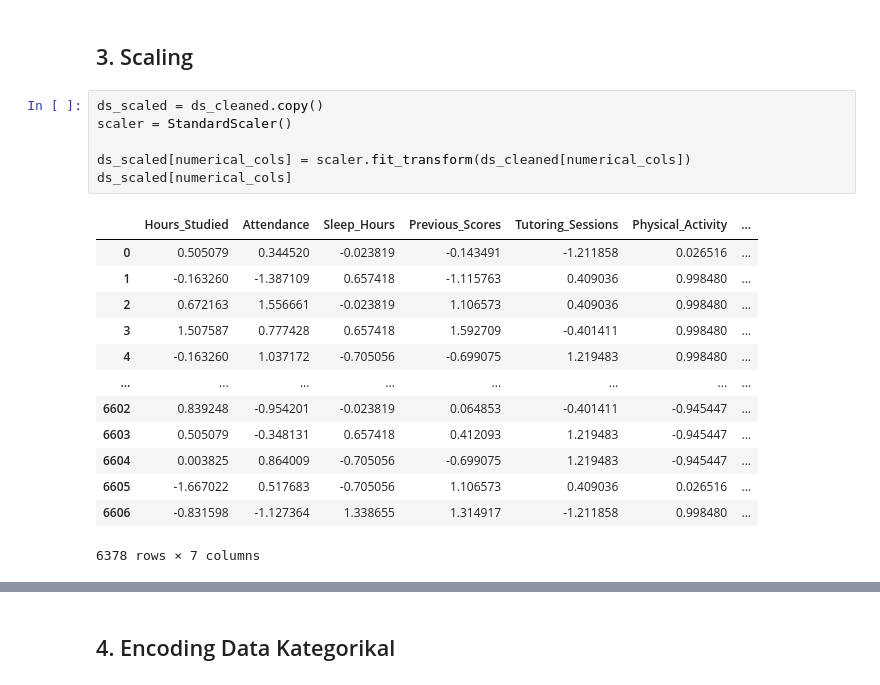
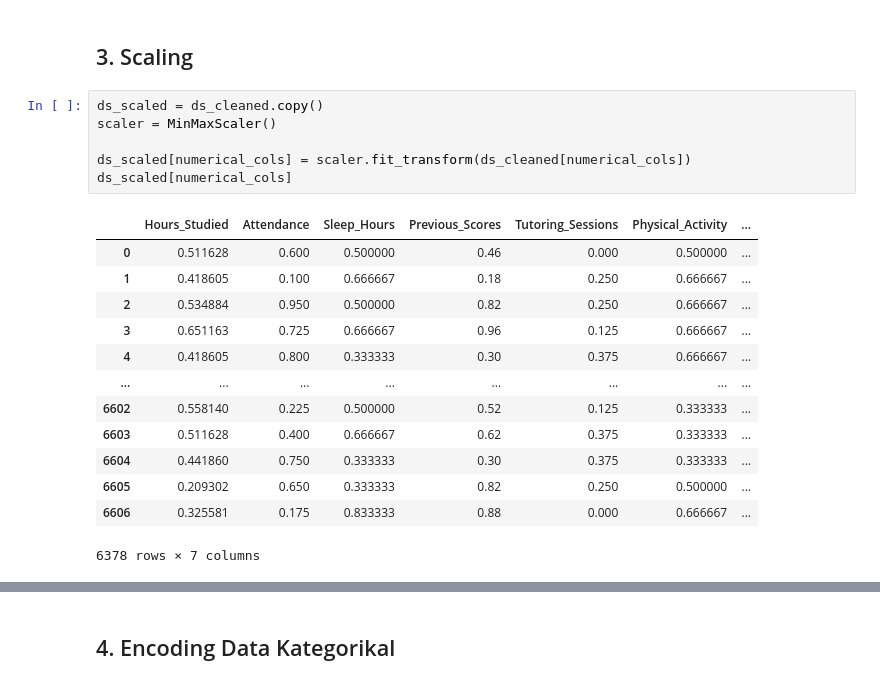
Before and after one commit to drewjd27/ml_clustering_to_classification, a Jupyter notebook: [Clustering] Submission Akhir BMLP_Andrew Jonatan Damanik.ipynb, the cells around one changed output, grey strips where cells are left out. Cells and saved outputs as stored; diff of their text form.

```diff
--- a/[Clustering] Submission Akhir BMLP_Andrew Jonatan Damanik.ipynb
+++ b/[Clustering] Submission Akhir BMLP_Andrew Jonatan Damanik.ipynb
@@ -511,23 +517,23 @@ for col in ds_cleaned[categorical_cols].select_dtypes(['category']).columns:
 ## 3. Scaling
 # %%
 ds_scaled = ds_cleaned.copy()
-scaler = StandardScaler()
+scaler = MinMaxScaler()
 
 ds_scaled[numerical_cols] = scaler.fit_transform(ds_cleaned[numerical_cols])
 ds_scaled[numerical_cols]
 # %% [output]
 |  | Hours_Studied | Attendance | Sleep_Hours | Previous_Scores | Tutoring_Sessions | Physical_Activity | ... |
-| 0 | 0.505079 | 0.344520 | -0.023819 | -0.143491 | -1.211858 | 0.026516 | ... |
-| 1 | -0.163260 | -1.387109 | 0.657418 | -1.115763 | 0.409036 | 0.998480 | ... |
-| 2 | 0.672163 | 1.556661 | -0.023819 | 1.106573 | 0.409036 | 0.998480 | ... |
-| 3 | 1.507587 | 0.777428 | 0.657418 | 1.592709 | -0.401411 | 0.998480 | ... |
-| 4 | -0.163260 | 1.037172 | -0.705056 | -0.699075 | 1.219483 | 0.998480 | ... |
+| 0 | 0.511628 | 0.600 | 0.500000 | 0.46 | 0.000 | 0.500000 | ... |
+| 1 | 0.418605 | 0.100 | 0.666667 | 0.18 | 0.250 | 0.666667 | ... |
+| 2 | 0.534884 | 0.950 | 0.500000 | 0.82 | 0.250 | 0.666667 | ... |
+| 3 | 0.651163 | 0.725 | 0.666667 | 0.96 | 0.125 | 0.666667 | ... |
+| 4 | 0.418605 | 0.800 | 0.333333 | 0.30 | 0.375 | 0.666667 | ... |
 | ... | ... | ... | ... | ... | ... | ... | ... |
-| 6602 | 0.839248 | -0.954201 | -0.023819 | 0.064853 | -0.401411 | -0.945447 | ... |
-| 6603 | 0.505079 | -0.348131 | 0.657418 | 0.412093 | 1.219483 | -0.945447 | ... |
-| 6604 | 0.003825 | 0.864009 | -0.705056 | -0.699075 | 1.219483 | -0.945447 | ... |
-| 6605 | -1.667022 | 0.517683 | -0.705056 | 1.106573 | 0.409036 | 0.026516 | ... |
-| 6606 | -0.831598 | -1.127364 | 1.338655 | 1.314917 | -1.211858 | 0.998480 | ... |
+| 6602 | 0.558140 | 0.225 | 0.500000 | 0.52 | 0.125 | 0.333333 | ... |
+| 6603 | 0.511628 | 0.400 | 0.666667 | 0.62 | 0.375 | 0.333333 | ... |
+| 6604 | 0.441860 | 0.750 | 0.333333 | 0.30 | 0.375 | 0.333333 | ... |
+| 6605 | 0.209302 | 0.650 | 0.333333 | 0.82 | 0.250 | 0.500000 | ... |
+| 6606 | 0.325581 | 0.175 | 0.833333 | 0.88 | 0.000 | 0.666667 | ... |
 6378 rows × 7 columns
 # %%
 # Menampilkan histogram dan plotbox distribusi dari fitur numerik
```
Also changed, not shown: parts of 39 cells of this notebook.
